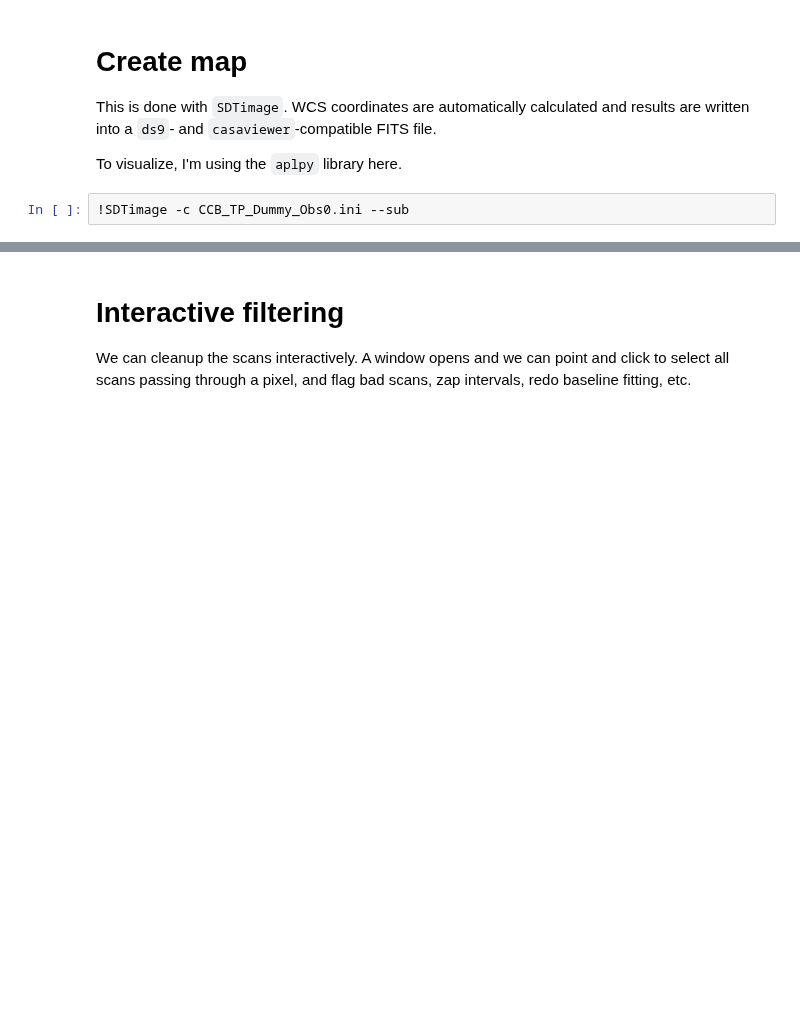
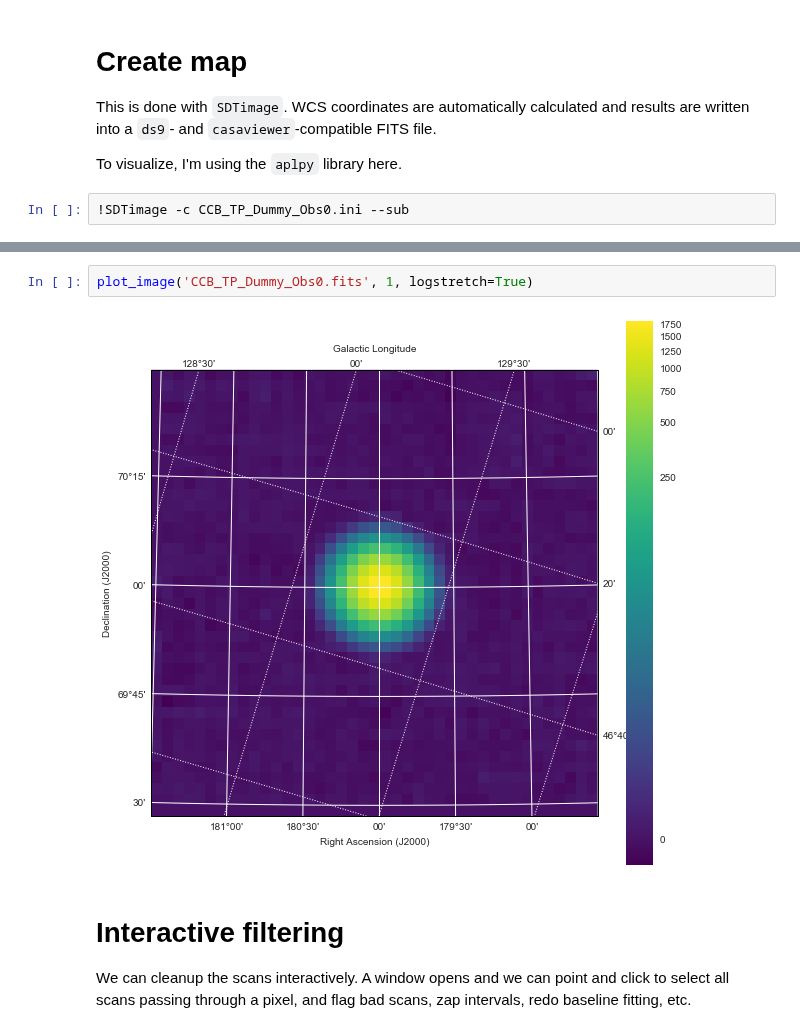
Before and after one commit to discos/srt-single-dish-tools, a Jupyter notebook: notebooks/Introduction to the SRT Single Dish Tools.ipynb, the cells around one changed output, grey strips where cells are left out. Cells and saved outputs as stored; diff of their text form; blank space fills up the shorter version.

```diff
--- a/notebooks/Introduction to the SRT Single Dish Tools.ipynb
+++ b/notebooks/Introduction to the SRT Single Dish Tools.ipynb
@@ -276,3 +289,7 @@ INFO: Auto-setting vmax to  1.295e+03 [aplpy.core]
+# %%
+plot_image('CCB_TP_Dummy_Obs0.fits', 1, logstretch=True)
+# %% [output]
+[figure, added]
 # %% [markdown]
 # Interactive filtering
 
```
Also changed, not shown: parts of 13 cells of this notebook.
